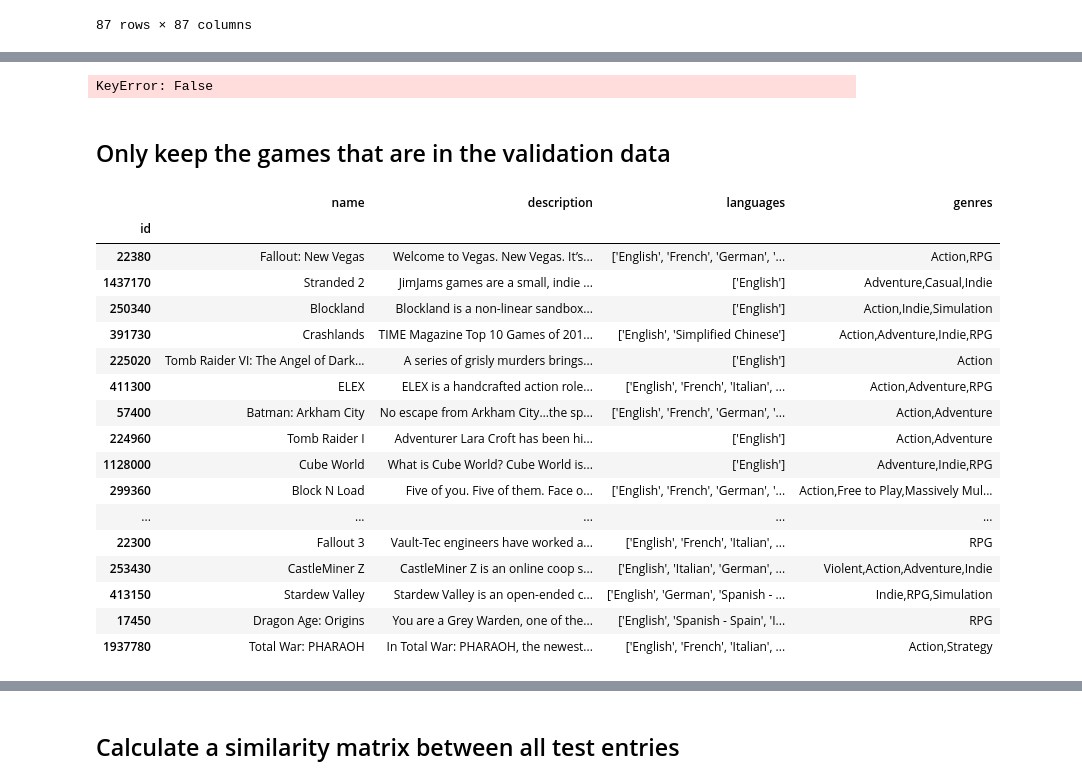
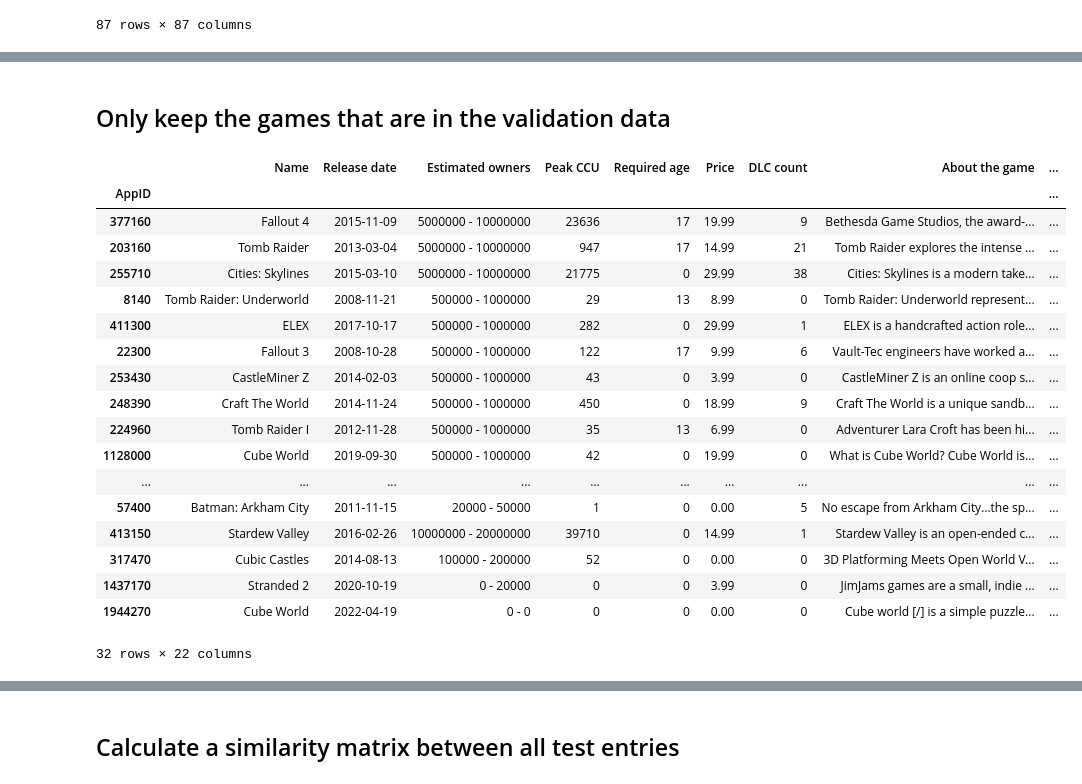
Before and after one commit to V8-Luky/dspro1, a Jupyter notebook: embedding_experiments/validation_comparison.ipynb, the cells around one changed output, grey strips where cells are left out. Drawn from its saved outputs; the diff is of its cells as text; code cells hidden in the pictures.

```diff
--- a/embedding_experiments/validation_comparison.ipynb
+++ b/embedding_experiments/validation_comparison.ipynb
@@ -9,8 +7,7 @@ import embedding_helper
 [nltk_data]   Package punkt is already up-to-date!
 # %%
 VAL_DATA = "../data/validation/validation_data.csv"
-#GAMES_DATA = "../data/data_sorted_by_popularity.csv"
-GAMES_DATA = "../data/games.csv"
+GAMES_DATA = "../data/data_after_encoding_change.csv"
 # %%
 val_data = pd.read_csv(VAL_DATA, sep=";")
 val_data
@@ -29,7 +26,7 @@ val_data
 | Unturned | 0.0 | 0.0 | 0.0 | 0.0 | 0.0 | ... |
 87 rows × 87 columns
 # %%
-games_clean = embedding_helper.process_games_data(GAMES_DATA)
-games_clean = games_clean.set_index('id')
+games_clean = pd.read_csv(GAMES_DATA, encoding='utf-16')
+games_clean = games_clean.set_index('AppID')
 games_clean
 # %% [output]
@@ -50,30 +47,29 @@ games_clean
 # %%
-games_clean['name' == 'Baldur\'s Gate II']
+#games_clean['Name' == "Baldur's Gate II"]
-# %% [output]
-KeyError: False
 # %% [markdown]
 ## Only keep the games that are in the validation data
 # %%
 ## Only keep the games that are in the validation data
-games_clean = games_clean[games_clean['name'].isin(val_data.index)]
+games_clean = games_clean[games_clean['Name'].isin(val_data.index)]
 games_clean
 # %% [output]
-|  | name | description | languages | genres |
-| id |  |  |  |  |
-| 22380 | Fallout: New Vegas | Welcome to Vegas. New Vegas. It’s... | ['English', 'French', 'German', '... | Action,RPG |
-| 1437170 | Stranded 2 | JimJams games are a small, indie ... | ['English'] | Adventure,Casual,Indie |
-| 250340 | Blockland | Blockland is a non-linear sandbox... | ['English'] | Action,Indie,Simulation |
-| 391730 | Crashlands | TIME Magazine Top 10 Games of 201... | ['English', 'Simplified Chinese'] | Action,Adventure,Indie,RPG |
-| 225020 | Tomb Raider VI: The Angel of Dark... | A series of grisly murders brings... | ['English'] | Action |
-| 411300 | ELEX | ELEX is a handcrafted action role... | ['English', 'French', 'Italian', ... | Action,Adventure,RPG |
-| 57400 | Batman: Arkham City | No escape from Arkham City…the sp... | ['English', 'French', 'German', '... | Action,Adventure |
-| 224960 | Tomb Raider I | Adventurer Lara Croft has been hi... | ['English'] | Action,Adventure |
-| 1128000 | Cube World | What is Cube World? Cube World is... | ['English'] | Adventure,Indie,RPG |
-| 299360 | Block N Load | Five of you. Five of them. Face o... | ['English', 'French', 'German', '... | Action,Free to Play,Massively Mul... |
-| ... | ... | ... | ... | ... |
-| 22300 | Fallout 3 | Vault-Tec engineers have worked a... | ['English', 'French', 'Italian', ... | RPG |
-| 253430 | CastleMiner Z | CastleMiner Z is an online coop s... | ['English', 'Italian', 'German', ... | Violent,Action,Adventure,Indie |
-| 413150 | Stardew Valley | Stardew Valley is an open-ended c... | ['English', 'German', 'Spanish - ... | Indie,RPG,Simulation |
-| 17450 | Dragon Age: Origins | You are a Grey Warden, one of the... | ['English', 'Spanish - Spain', 'I... | RPG |
-| 1937780 | Total War: PHARAOH | In Total War: PHARAOH, the newest... | ['English', 'French', 'Italian', ... | Action,Strategy |
+|  | Name | Release date | Estimated owners | Peak CCU | Required age | Price | DLC count | About the game | ... |
+| AppID |  |  |  |  |  |  |  |  | ... |
+| 377160 | Fallout 4 | 2015-11-09 | 5000000 - 10000000 | 23636 | 17 | 19.99 | 9 | Bethesda Game Studios, the award-... | ... |
+| 203160 | Tomb Raider | 2013-03-04 | 5000000 - 10000000 | 947 | 17 | 14.99 | 21 | Tomb Raider explores the intense ... | ... |
+| 255710 | Cities: Skylines | 2015-03-10 | 5000000 - 10000000 | 21775 | 0 | 29.99 | 38 | Cities: Skylines is a modern take... | ... |
+| 8140 | Tomb Raider: Underworld | 2008-11-21 | 500000 - 1000000 | 29 | 13 | 8.99 | 0 | Tomb Raider: Underworld represent... | ... |
+| 411300 | ELEX | 2017-10-17 | 500000 - 1000000 | 282 | 0 | 29.99 | 1 | ELEX is a handcrafted action role... | ... |
+| 22300 | Fallout 3 | 2008-10-28 | 500000 - 1000000 | 122 | 17 | 9.99 | 6 | Vault-Tec engineers have worked a... | ... |
+| 253430 | CastleMiner Z | 2014-02-03 | 500000 - 1000000 | 43 | 0 | 3.99 | 0 | CastleMiner Z is an online coop s... | ... |
+| 248390 | Craft The World | 2014-11-24 | 500000 - 1000000 | 450 | 0 | 18.99 | 9 | Craft The World is a unique sandb... | ... |
+| 224960 | Tomb Raider I | 2012-11-28 | 500000 - 1000000 | 35 | 13 | 6.99 | 0 | Adventurer Lara Croft has been hi... | ... |
+| 1128000 | Cube World | 2019-09-30 | 500000 - 1000000 | 42 | 0 | 19.99 | 0 | What is Cube World? Cube World is... | ... |
+| ... | ... | ... | ... | ... | ... | ... | ... | ... | ... |
+| 57400 | Batman: Arkham City | 2011-11-15 | 20000 - 50000 | 1 | 0 | 0.00 | 5 | No escape from Arkham City…the sp... | ... |
+| 413150 | Stardew Valley | 2016-02-26 | 10000000 - 20000000 | 39710 | 0 | 14.99 | 1 | Stardew Valley is an open-ended c... | ... |
+| 317470 | Cubic Castles | 2014-08-13 | 100000 - 200000 | 52 | 0 | 0.00 | 0 | 3D Platforming Meets Open World V... | ... |
+| 1437170 | Stranded 2 | 2020-10-19 | 0 - 20000 | 0 | 0 | 3.99 | 0 | JimJams games are a small, indie ... | ... |
+| 1944270 | Cube World | 2022-04-19 | 0 - 0 | 0 | 0 | 0.00 | 0 | Cube world [/] is a simple puzzle... | ... |
+32 rows × 22 columns
 # %%
```
Also changed, not shown: parts of 26 cells of this notebook.
